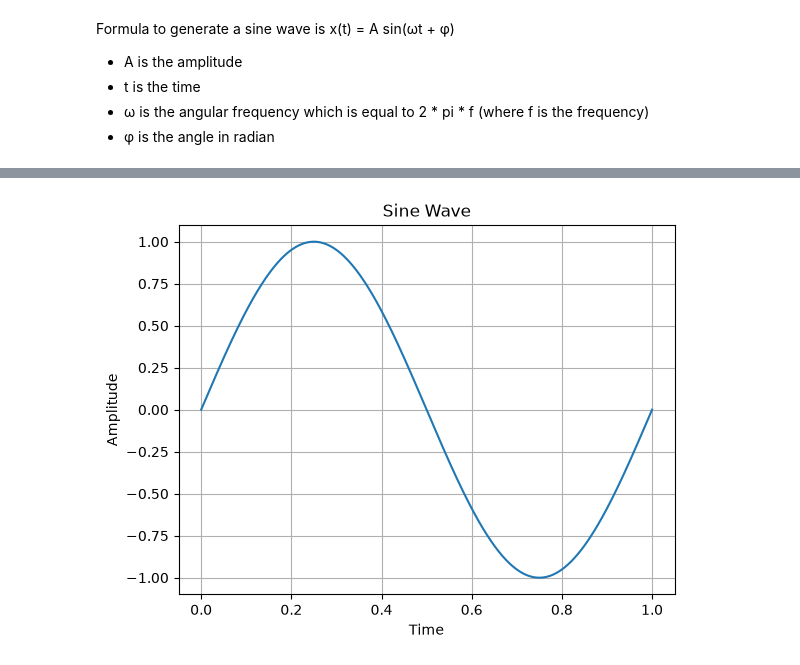
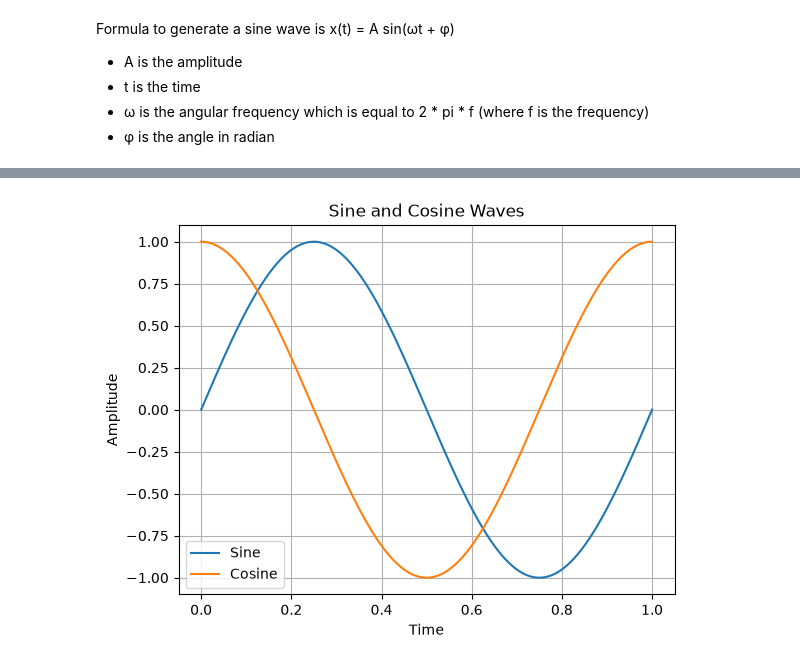
Before and after one commit to ayeshawaheed9/Series02-python, a Jupyter notebook: Series02-python.ipynb, the cells around one changed output, grey strips where cells are left out. Drawn from its saved outputs; the diff is of its cells as text; code cells hidden in the pictures.

Commit message:
Better version of the draft with the cosine wave as well

```diff
--- a/Series02-python.ipynb
+++ b/Series02-python.ipynb
@@ -10,29 +18,44 @@ Formula to generate a sine wave is x(t) = A sin(ωt +  φ)
 # %%
 # Create a new code cell in the notebook, in which you will:
 # Import the needed libraries
 import numpy as np
 import matplotlib.pyplot as plt
 # Create a numpy array called t that contains 1000 values from 0 to 1 (t is for time)
 t = np.linspace(0, 1, 1000)
 # Create a numpy array called s that contains the values of a sine function of t (s is for signal)
 #Amplitude of the signal
 A=1
 #Frequency of the signal
 f=1
 # ω = 2 * np.pi * f
 omega = 2 * np.pi * f
 s = A * np.sin(omega * t + 2*np.pi)  # Phase shift of 2π
+# Create a numpy array called c that contains the values of a cosine function of t (c is for cosine signal)
+c = A * np.cos(omega * t + 2*np.pi)  # Phase shift of 2π
 # Plot s as a function of t
-plt.plot(t, s)
+plt.plot(t, s, label="Sine")
+plt.plot(t, c, label="Cosine")
 # Add a title to the plot
-plt.title("Sine Wave")
+plt.title("Sine and Cosine Waves")
 # Add a label to the x axis
 plt.xlabel("Time")
 # Add a label to the y axis
 plt.ylabel("Amplitude")
 # Add a grid to the plot
 plt.grid(True)
-# Save the plot as a png file
-plt.savefig("sine_wave.png")
+# Add a legend to the plot
+# what is legend? A legend is a small box that explains the meaning of the different colors or symbols used in a plot. It helps the reader understand what each line or point represents. In this case, the legend will show which line corresponds to the sine wave and which line corresponds to the cosine wave.
+plt.legend()
+# Save the plot as a pdf file
+plt.savefig("sine_cosine_wave.pdf", format="pdf")
+
+
+
+# - Add a second plot of a cosine function of t in the same figure
+
+#  - Add a legend to the plot
+#  - Add a second y axis to the plot
+#  - Add a second label to the y axis
+#  - Save the plot as a pdf file
 # %% [output]
-[figure, old version]
+[figure, new version]
```
Also changed, not shown: parts of 2 cells of this notebook, 2 other files.
